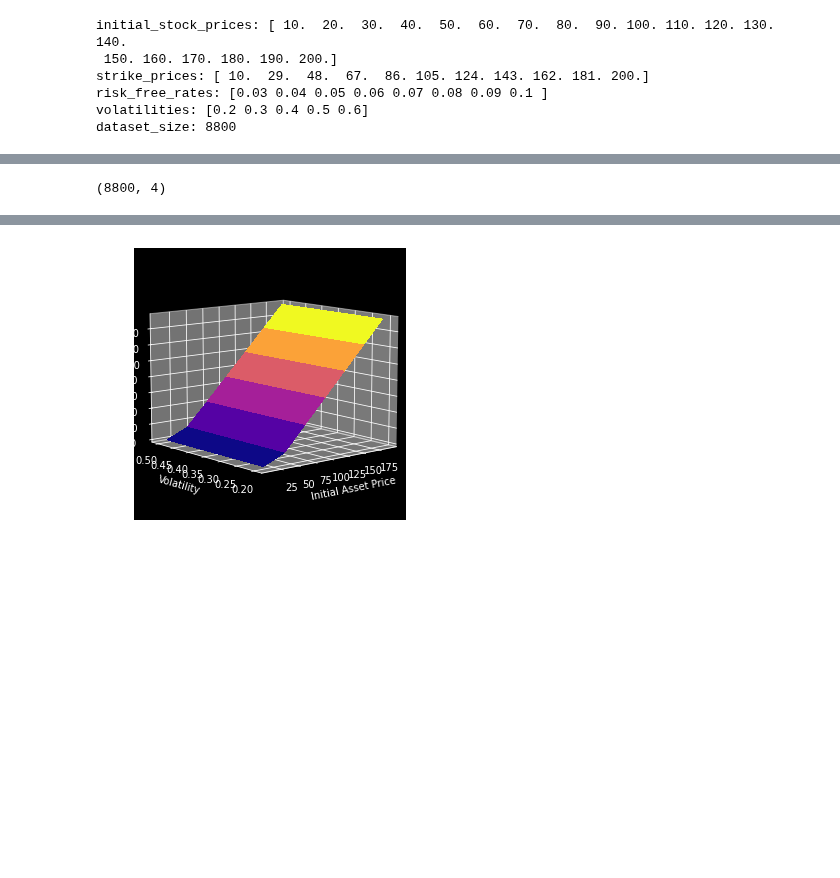
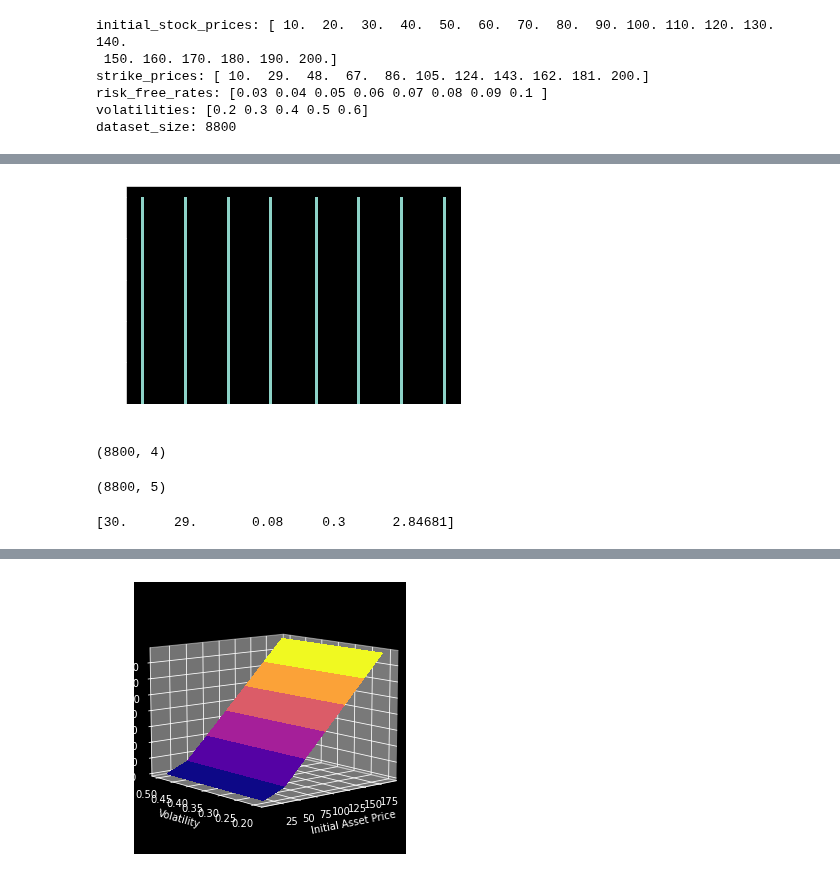
Before and after one commit to ogorodnikov/fmqa, a Jupyter notebook: finance/option_pricing/asian_options.ipynb, the cells around one changed output, grey strips where cells are left out. Drawn from its saved outputs; the diff is of its cells as text; code cells hidden in the pictures; blank space fills up the shorter version.

```diff
--- a/finance/option_pricing/asian_options.ipynb
+++ b/finance/option_pricing/asian_options.ipynb
@@ -112,3 +160,7 @@ dataset_size: 8800
+# %%
+plt.hist(risk_free_rates, bins=100);
+# %% [output]
+[figure, added]
 # %%
 parameters_meshgrid = get_cartesian_product(
     initial_stock_prices,
@@ -189,3 +241,35 @@ for batch_id in batch_tracker:
 
     with open(DATASET_FILE, 'ab') as dataset_file:
         np.savetxt(dataset_file, results, fmt='%s', delimiter=',')
+# %%
+loaded_records = np.genfromtxt('generated_prices/asian_option_prices_9K.csv', delimiter=',')[1:]
+
+loaded_records.shape
+# %% [output]
+(8800, 5)
+# %%
+option_prices_meshgrid_shape = len(initial_stock_prices), len(volatilities)
+
+option_prices_meshgrid = np.zeros(option_prices_meshgrid_shape)
+
+
+for record in loaded_records:
+
+    initial_stock_price, strike_price, risk_free_rate, volatility, option_price = record
+
+    if strike_price == 29 and risk_free_rate == 0.08:
+
+        if initial_stock_price == 30 and volatility == 0.3:
+            print(record)
+
+        initial_stock_price_index = np.where(initial_stock_prices == initial_stock_price)[0][0]
+        volatility_index = np.where(volatilities == volatility)[0][0]
+
+        # print("initial_stock_price_index:", initial_stock_price_index)
+        # print("volatility_index:", volatility_index)
+
+        option_prices_meshgrid[initial_stock_price_index, volatility_index] = option_price
+
+        # print(record)
+# %% [output]
+[30.      29.       0.08     0.3      2.84681]
```
Also changed, not shown: parts of 9 cells of this notebook.
